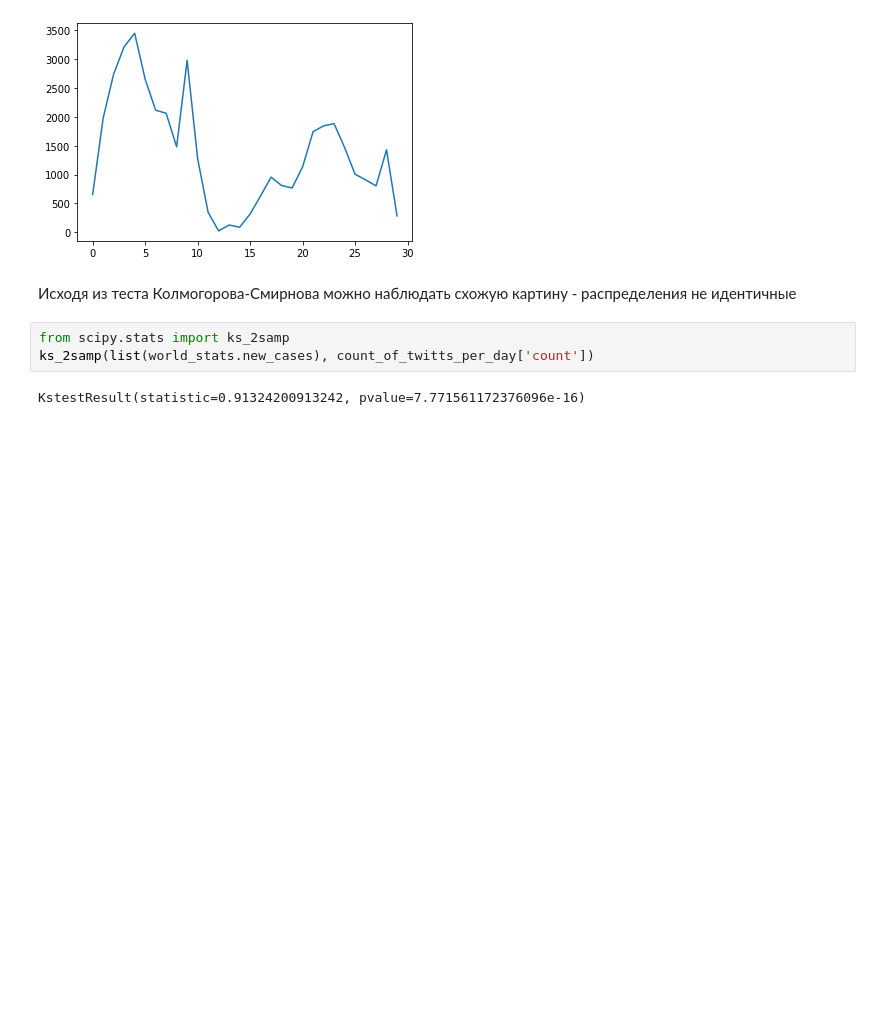
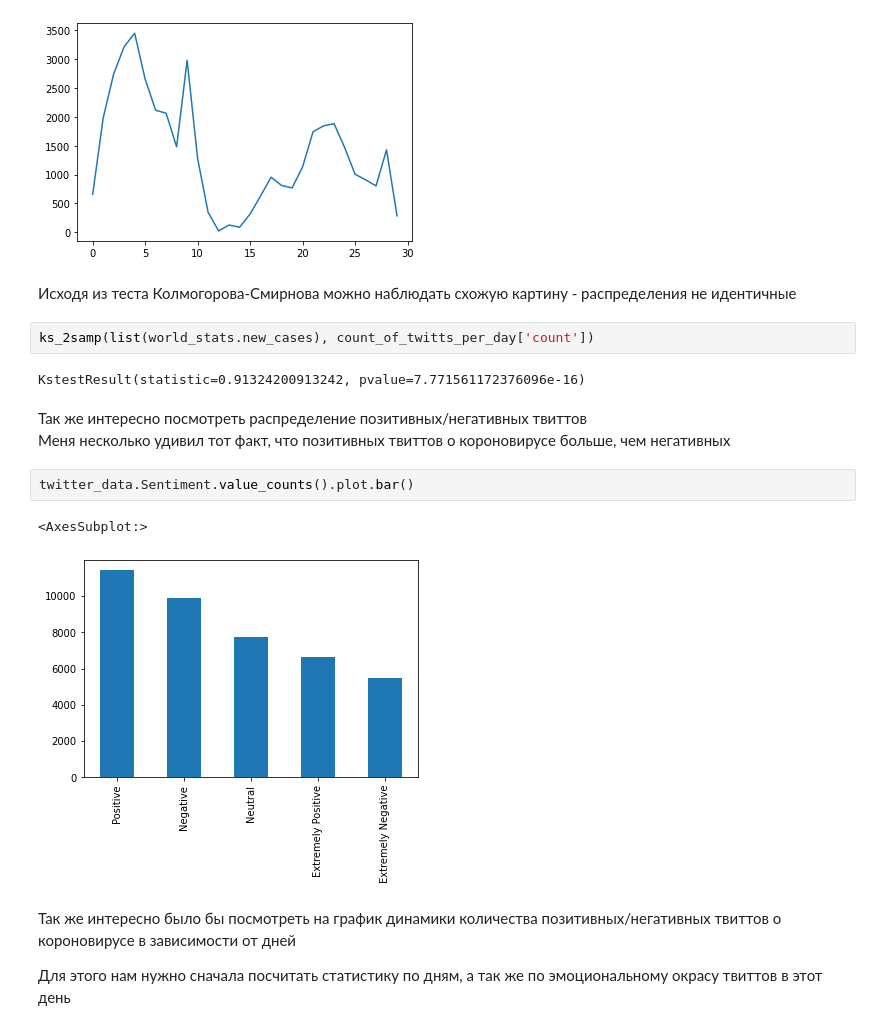
Before and after one commit to Gerrytty/data-mining-course, a Jupyter notebook: control_work/coronovirus_analyse.ipynb, the cells around one changed output. Cells and saved outputs as stored; diff of their text form; blank space fills up the shorter version.

```diff
--- a/control_work/coronovirus_analyse.ipynb
+++ b/control_work/coronovirus_analyse.ipynb
@@ -234,7 +234,18 @@ count_of_twitts_per_day['count'].plot()
 # %% [markdown]
 Исходя из теста Колмогорова-Смирнова можно наблюдать схожую картину - распределения не идентичные
 # %%
-from scipy.stats import ks_2samp
 ks_2samp(list(world_stats.new_cases), count_of_twitts_per_day['count'])
 # %% [output]
 KstestResult(statistic=0.91324200913242, pvalue=7.771561172376096e-16)
+# %% [markdown]
+Так же интересно посмотреть распределение позитивных/негативных твиттов
+Меня несколько удивил тот факт, что позитивных твиттов о короновирусе больше, чем негативных
+# %%
+twitter_data.Sentiment.value_counts().plot.bar()
+# %% [output]
+<AxesSubplot:>
+[figure, added]
+# %% [markdown]
+Так же интересно было бы посмотреть на график динамики количества позитивных/негативных твиттов о короновирусе в зависимости от дней
+
+Для этого нам нужно сначала посчитать статистику по дням, а так же по эмоциональному окрасу твиттов в этот день
```
Also changed, not shown: parts of 15 cells of this notebook, 1 other file.
